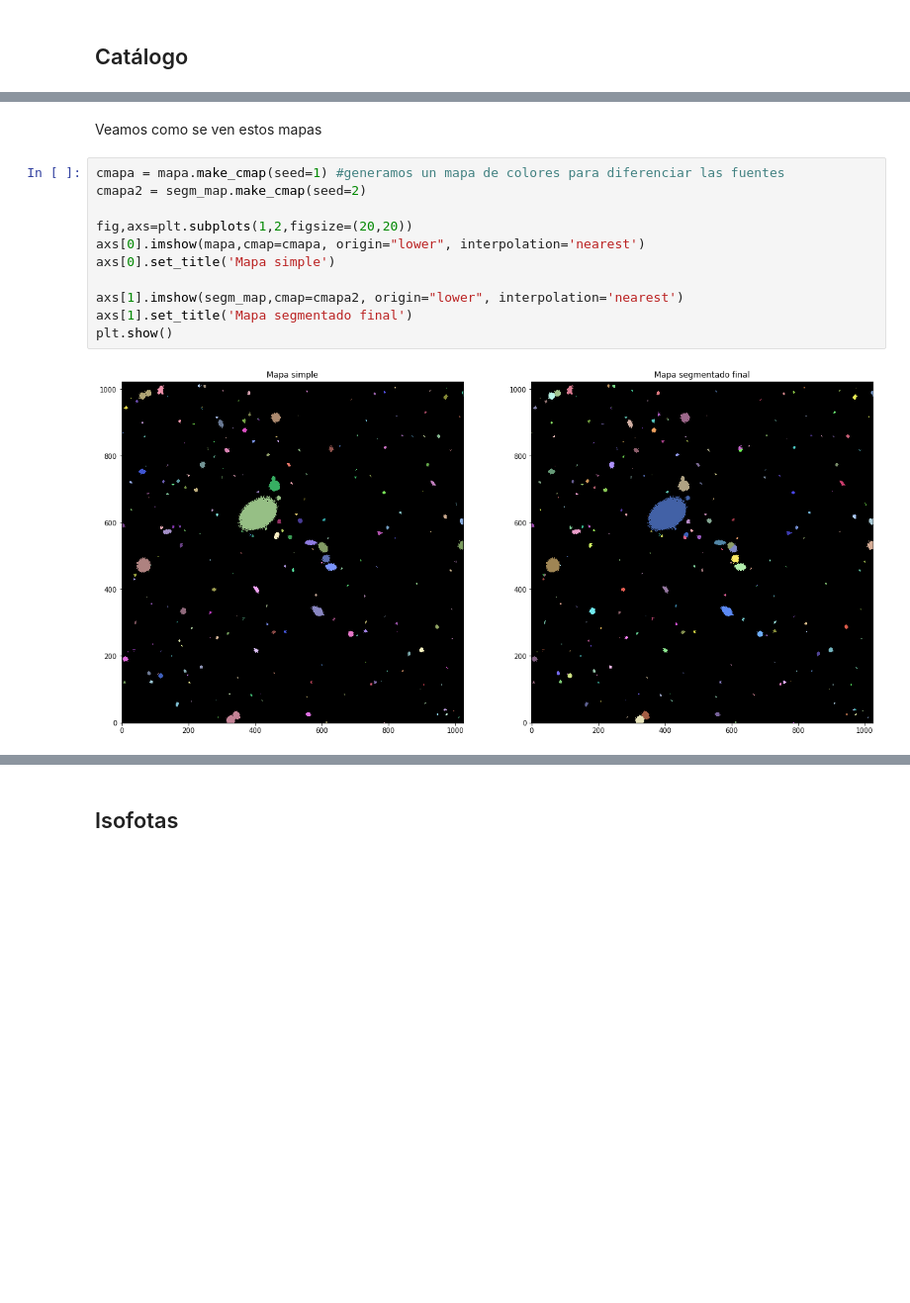
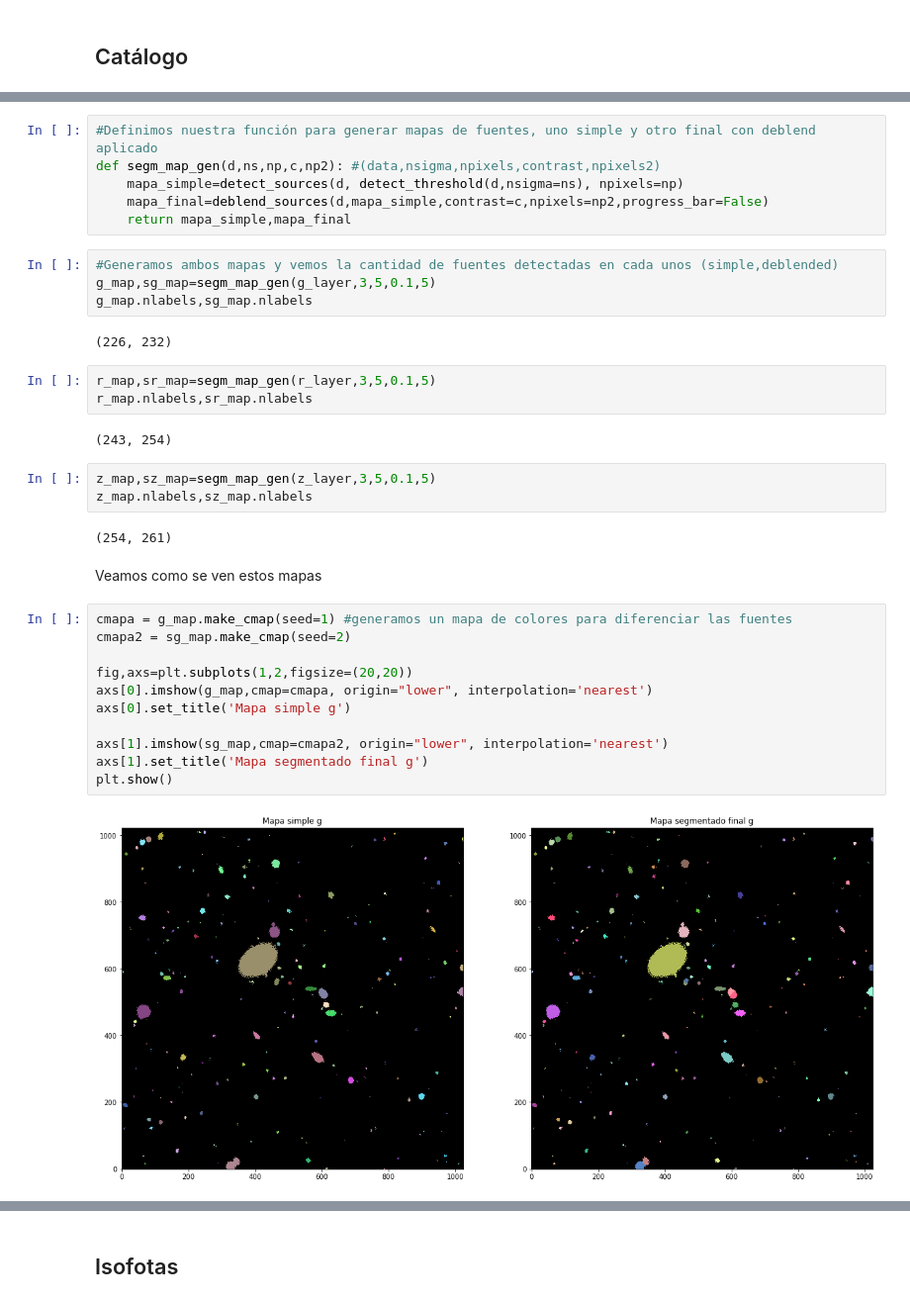
Before and after one commit to Gabopic/TareasFIS2436, a Jupyter notebook: Tarea1Galact.ipynb, the cells around one changed output, grey strips where cells are left out. Shown at 99% size. Cells and saved outputs as stored; diff of their text form; blank space fills up the shorter version.

```diff
--- a/Tarea1Galact.ipynb
+++ b/Tarea1Galact.ipynb
@@ -89,15 +66,37 @@ labels: [  1   2   3   4   5 ... 250 251 252 253 254]
+# %%
+#Definimos nuestra función para generar mapas de fuentes, uno simple y otro final con deblend aplicado
+def segm_map_gen(d,ns,np,c,np2): #(data,nsigma,npixels,contrast,npixels2)
+    mapa_simple=detect_sources(d, detect_threshold(d,nsigma=ns), npixels=np)
+    mapa_final=deblend_sources(d,mapa_simple,contrast=c,npixels=np2,progress_bar=False)
+    return mapa_simple,mapa_final
+# %%
+#Generamos ambos mapas y vemos la cantidad de fuentes detectadas en cada unos (simple,deblended)
+g_map,sg_map=segm_map_gen(g_layer,3,5,0.1,5)
+g_map.nlabels,sg_map.nlabels
+# %% [output]
+(226, 232)
+# %%
+r_map,sr_map=segm_map_gen(r_layer,3,5,0.1,5)
+r_map.nlabels,sr_map.nlabels
+# %% [output]
+(243, 254)
+# %%
+z_map,sz_map=segm_map_gen(z_layer,3,5,0.1,5)
+z_map.nlabels,sz_map.nlabels
+# %% [output]
+(254, 261)
 # %% [markdown]
 Veamos como se ven estos mapas
 # %%
-cmapa = mapa.make_cmap(seed=1) #generamos un mapa de colores para diferenciar las fuentes
-cmapa2 = segm_map.make_cmap(seed=2)
+cmapa = g_map.make_cmap(seed=1) #generamos un mapa de colores para diferenciar las fuentes
+cmapa2 = sg_map.make_cmap(seed=2)
 
 fig,axs=plt.subplots(1,2,figsize=(20,20))
-axs[0].imshow(mapa,cmap=cmapa, origin="lower", interpolation='nearest')
-axs[0].set_title('Mapa simple')
+axs[0].imshow(g_map,cmap=cmapa, origin="lower", interpolation='nearest')
+axs[0].set_title('Mapa simple g')
 
-axs[1].imshow(segm_map,cmap=cmapa2, origin="lower", interpolation='nearest')
-axs[1].set_title('Mapa segmentado final')
+axs[1].imshow(sg_map,cmap=cmapa2, origin="lower", interpolation='nearest')
+axs[1].set_title('Mapa segmentado final g')
 plt.show()
 # %% [output]
-[figure, old version]
+[figure, new version]
```
Also changed, not shown: parts of 35 cells of this notebook.
